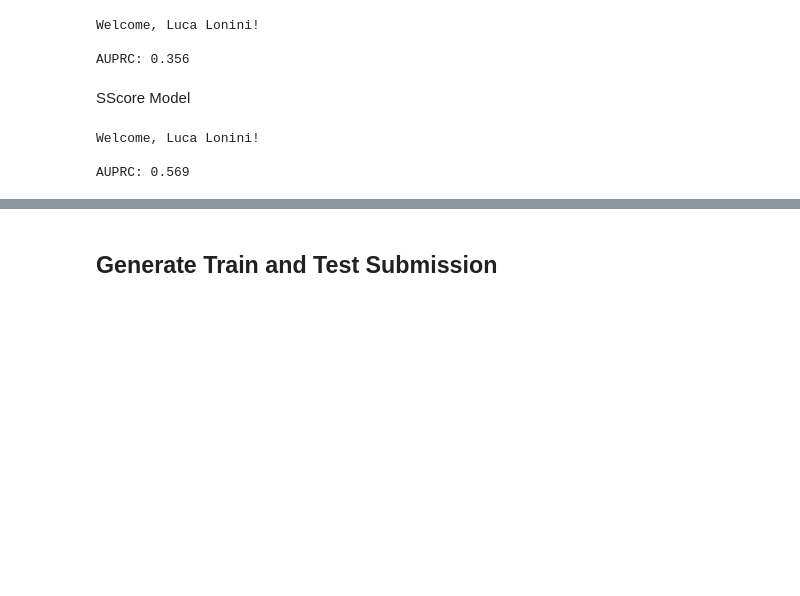
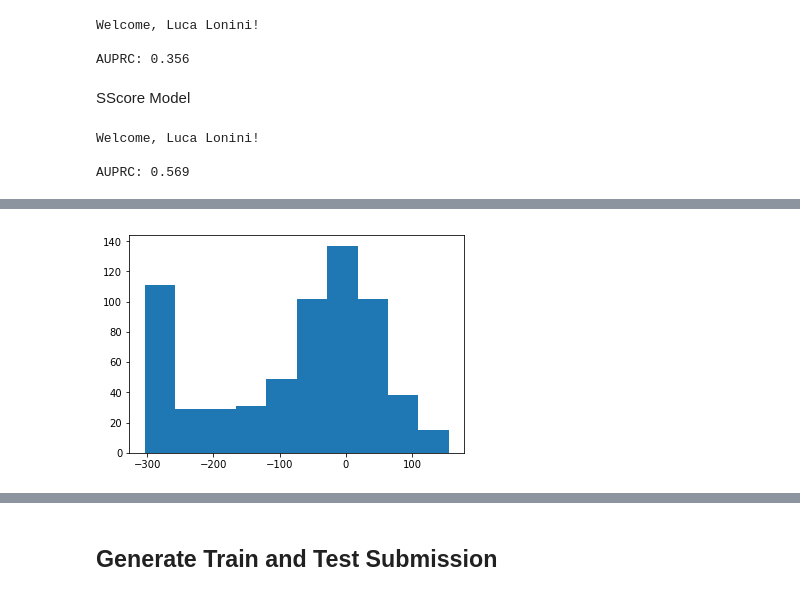
Before and after one commit to Luke3D/DREAM_PD, a Jupyter notebook: Submission_SScores.ipynb, the cells around one changed output, grey strips where cells are left out. Cells and saved outputs as stored; diff of their text form; code cells hidden in the pictures; blank space fills up the shorter version.

```diff
--- a/Submission_SScores.ipynb
+++ b/Submission_SScores.ipynb
@@ -362,8 +361,8 @@ Files w 0 non-nan rows 17
 # %% [markdown]
 ## Extract metadata features and convert to numeric
 # %%
-df = df_train
-# df = df_test #to run on df_test
+# df = df_train
+df = df_test #to run on df_test
 # %%
 len(df)
 # %% [output]
@@ -483,6 +482,7 @@ Features = [];
 Scores = []
 Subjs = []
 DataFiles = []
+
 t1 = time.time()
 # for f in df_train.path:
 for i in range(len(df)):
@@ -537,6 +537,8 @@ for i in range(len(df)):
 
     row+=1
 
+    flist_wmeta = ['device', 'session', 'site', 'task', 'visit', 'deviceSide', 'Duration'] + flist #features list
+
 elapsed = time.time()-t1
 print('Elapsed Time:[s] %.1f'%elapsed)
 print('Files w nans: %d'%nans_found)
@@ -778,0 +745,15 @@ AUPRC: 0.569
+# %%
+#load test data features
+# filename = './WindowedFeatures/Dysk_Unnorm_Train.pkl'
+filename = './WindowedFeatures/Dysk_Unnorm_Test.pkl'
+
+f = open(filename,'rb')
+F = pickle.load(f)
+f.close()
+
+#unpack
+Features = F['Features']
+DataFiles = F['DataFiles']
+Scores = F['Scores']
+Subjs = F['Subjs']
+flist = F['flist']
@@ -778,0 +793,20 @@ AUPRC: 0.569
+# %%
+NAFeat_Test = pd.DataFrame(Features,columns=flist).dropna() #remove nan rows from feature set (if any)
+SVMScores = pd.DataFrame(data=DataFiles,columns=['FileID'])
+SVMScores['SVMScore']=0
+
+#standardize features
+NAFeat_Test.iloc[:,6:] = scaler.transform(NAFeat_Test.iloc[:,6:])
+# compute SVM scores for each window
+SVMScores['SVMScore'] = svc.decision_function(NAFeat_Test.values)
+
+#the minimum SVM score across windows for each record
+SVMScoreMin = []
+DataFiles = pd.Series(DataFiles)
+IDs = pd.DataFrame(df_test.dataFileHandleId)
+
+for row in IDs.itertuples():
+    index = DataFiles == row[1]
+    if not any(index):
+        continue
+    SVMScoreMin.append(np.min(SVMScores.SVMScore[index]))
@@ -778,0 +816,5 @@ AUPRC: 0.569
+# %%
+# SVMScores.SVMScore.hist()
+ax = plt.hist(SVMScoreMin)
+# %% [output]
+[figure, added]
```
Also changed, not shown: parts of 40 cells of this notebook.
